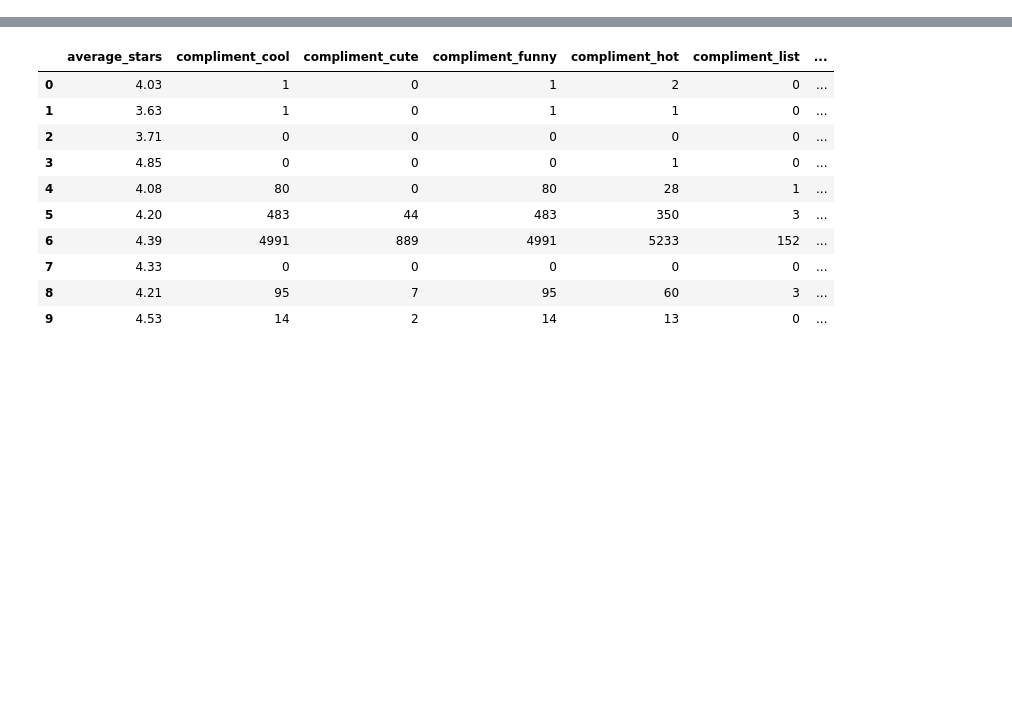
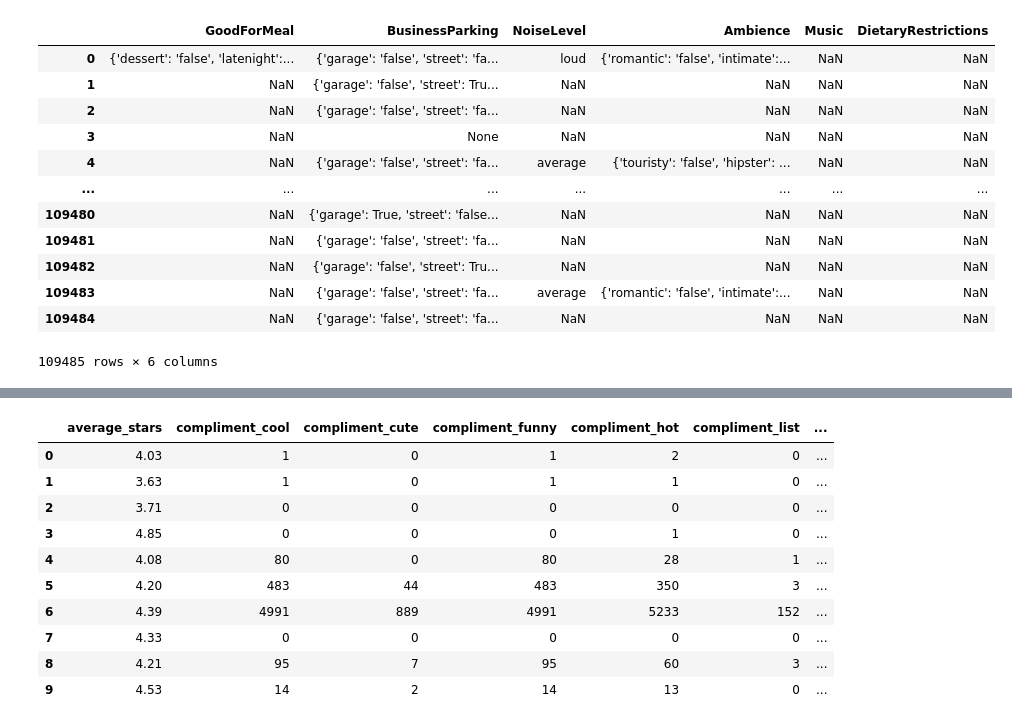
Before and after one commit to stupidMoewe/project_db, a Jupyter notebook: run.ipynb, the cells around one changed output, grey strips where cells are left out. Drawn from its saved outputs; the diff is of its cells as text; code cells hidden in the pictures; blank space fills up the shorter version.

```diff
--- a/run.ipynb
+++ b/run.ipynb
@@ -3,2 +4,5 @@ import pandas as pd
+# %%
+def json_cleaning(x):
+    return x.replace("\"", "").replace("'", "\"").replace("True", "true").replace('False', '"false"').replace("u\"", "\"")
 # %%
 business = pd.read_csv('yelp_academic_dataset_business.csv')
@@ -22,3 +34,25 @@ NotImplementedError:
+# %%
+a = business.attributes.apply(lambda x: x if x != '{}' else None)
+attrib_db = pd.DataFrame(a[a.notnull()])
+# %%
+parsed_attributes = attrib_db.attributes.apply(json_cleaning).apply(lambda x: json.loads(x))
+# %%
+# parsed_attributes = pd.DataFrame(parsed_attributes.tolist())
+pd.DataFrame.from_dict(parsed_attributes.values.tolist(), orient='columns')
+# %% [output]
+|  | GoodForMeal | BusinessParking | NoiseLevel | Ambience | Music | DietaryRestrictions |
+| 0 | {'dessert': 'false', 'latenight':... | {'garage': 'false', 'street': 'fa... | loud | {'romantic': 'false', 'intimate':... | NaN | NaN |
+| 1 | NaN | {'garage': 'false', 'street': Tru... | NaN | NaN | NaN | NaN |
+| 2 | NaN | {'garage': 'false', 'street': 'fa... | NaN | NaN | NaN | NaN |
+| 3 | NaN | None | NaN | NaN | NaN | NaN |
+| 4 | NaN | {'garage': 'false', 'street': 'fa... | average | {'touristy': 'false', 'hipster': ... | NaN | NaN |
+| ... | ... | ... | ... | ... | ... | ... |
+| 109480 | NaN | {'garage': True, 'street': 'false... | NaN | NaN | NaN | NaN |
+| 109481 | NaN | {'garage': 'false', 'street': 'fa... | NaN | NaN | NaN | NaN |
+| 109482 | NaN | {'garage': 'false', 'street': Tru... | NaN | NaN | NaN | NaN |
+| 109483 | NaN | {'garage': 'false', 'street': 'fa... | average | {'romantic': 'false', 'intimate':... | NaN | NaN |
+| 109484 | NaN | {'garage': 'false', 'street': 'fa... | NaN | NaN | NaN | NaN |
+109485 rows × 6 columns
 # %%
 review = pd.read_csv('yelp_academic_dataset_review.csv')
 review.head(10)
```
Also changed, not shown: parts of 17 cells of this notebook.
